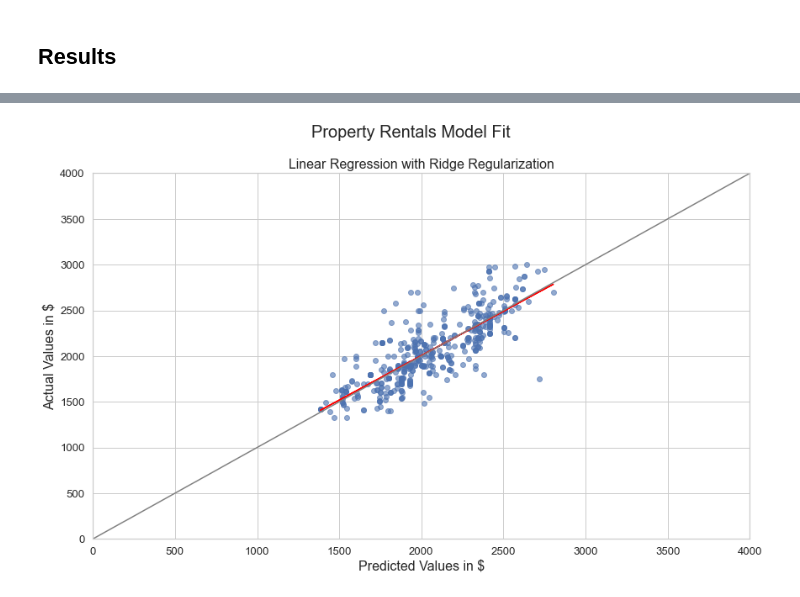
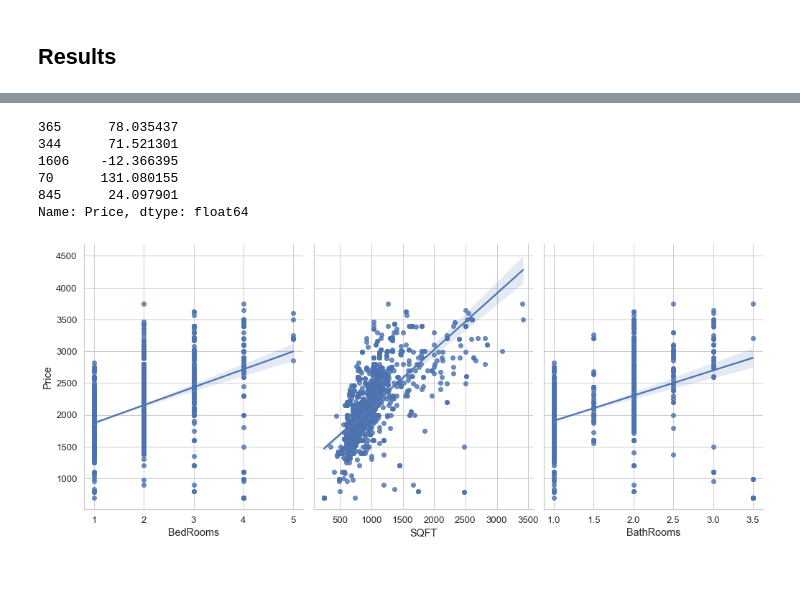
Before and after one commit to kasteway/Linear-Regression-Property-Rental-Prices-, a Jupyter notebook: Final Model.ipynb, the cells around one changed output, grey strips where cells are left out. Drawn from its saved outputs; the diff is of its cells as text; code cells hidden in the pictures; blank space fills up the shorter version.

```diff
--- a/Final Model.ipynb
+++ b/Final Model.ipynb
@@ -227,20 +241,14 @@ residuals = rid.predict(X_scale_test)
-# %%
-plt.figure(figsize=(14, 8))
-plt.scatter(residuals, y_test, alpha=.6)
-
-z = np.polyfit(residuals, y_test, 1)
-p = np.poly1d(z)
-plb.plot(residuals, p(residuals), 'm-', color='red')
-plt.plot(np.linspace(0,4000,1000), np.linspace(0,4000,1000), color='grey')
-
-plt.xlim(0, 4000)
-plt.ylim(0, 4000)
-
-plt.suptitle('Property Rentals Model Fit', fontsize=20, fontname='Arial')
-plt.title('Linear Regression with Ridge Regularization', fontsize=16, fontname='Arial')
-plt.xlabel('Predicted Values in $', fontsize=16, fontname='Arial')
-plt.ylabel('Actual Values in $', fontsize=16, fontname='Arial');
-
-plt.savefig('Line_Fit.png')
-# %% [output]
-[figure, removed]
+# %%
+rid_residual
+# %% [output]
+365      78.035437
+344      71.521301
+1606    -12.366395
+70      131.080155
+845      24.097901
+Name: Price, dtype: float64
+# %%
+sns.pairplot(sf, x_vars=['BedRooms','SQFT','BathRooms'], y_vars='Price', height=6, aspect=0.8, kind='reg');
+plt.savefig('price_main.png');
+# %% [output]
+[figure, added]
```
Also changed, not shown: parts of 28 cells of this notebook.
